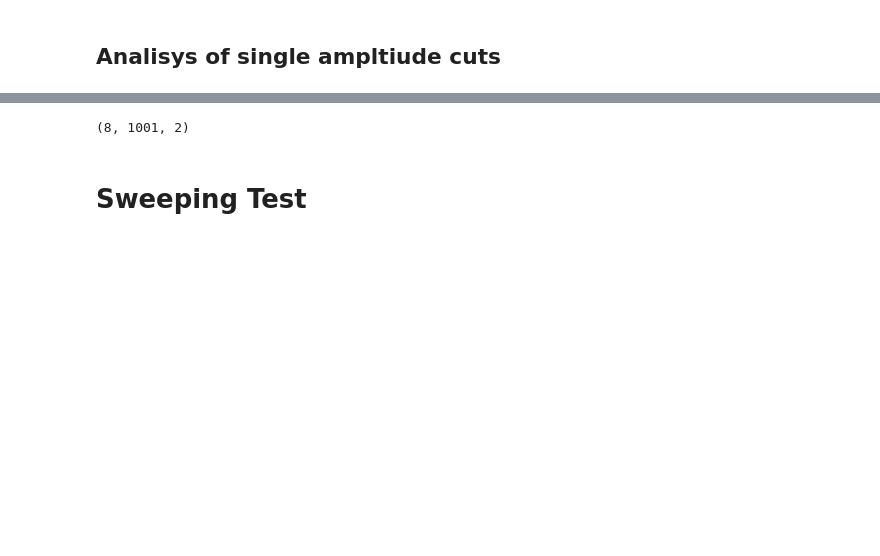
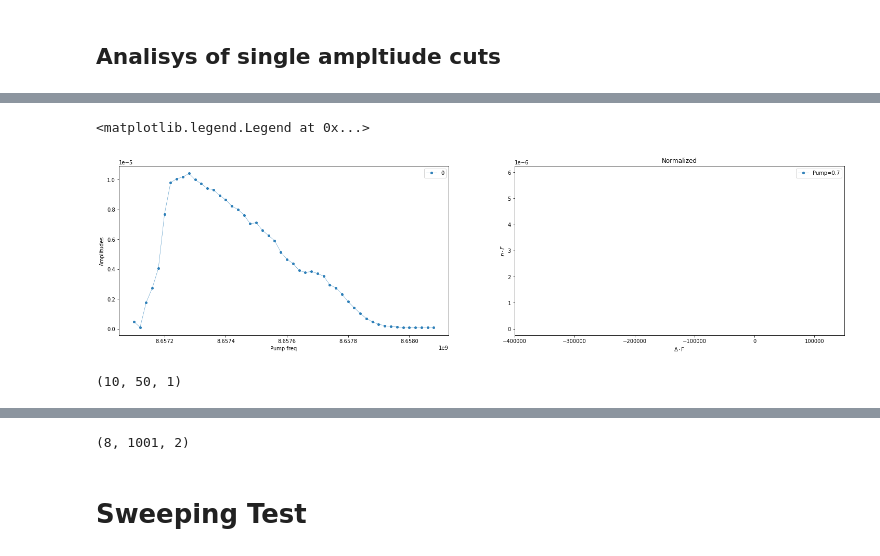
Before and after one commit to BeaulieuGuillaume/DPT_SQUID, a Jupyter notebook: Spectrum_map_Analyzer/Spectrum_map.ipynb, the cells around one changed output, grey strips where cells are left out. Saved outputs shown, nothing was run; the diff lists cells and outputs as text; code cells hidden in the pictures; blank space fills up the shorter version.

```diff
--- a/Spectrum_map_Analyzer/Spectrum_map.ipynb
+++ b/Spectrum_map_Analyzer/Spectrum_map.ipynb
@@ -924,3 +944,38 @@ ax.legend()
+# %%
+integrate=an.average_trace_numpy_after(Data,amplitudes,Pump_freq,Analyzer_freq)
+# %%
+fig, axs = plt.subplots( ncols=2, figsize=(25,6))
+ax=axs[0]
+
+for i in range(len(amplitudes)):
+
+    ax.plot(Pump_freq,np.mean(integrate[:,:,i],axis=0),'.-', alpha=.9, lw=.5, ms=8,label=i)
+    ax.set_xlabel("Pump freq")
+    ax.set_ylabel("Amplitudes")
+ax.legend()
+
+
+ax=axs[1]
+Gi=0.4
+center_freq=4.34975e9*2
+
+
+for i in range(len(amplitudes)):
+    Gx=amplitudes[i]
+    ax.plot((Pump_freq-center_freq)*Gi/Gx,np.mean(integrate[:,:,i],axis=0)*Gi/Gx, '.-',  label=f'Pump={amplitudes[i]:.1f}', alpha=.9, lw=.5, ms=8)
+
+ax.set_title("Normalized")
+ax.set_xlabel('$\Delta\cdot$F')
+ax.set_ylabel('$n\cdot F$')
+ax.set_xlim((-4e5,1.5e5))
+ax.legend()
+# %% [output]
+<matplotlib.legend.Legend at 0x...>
+[figure, added]
+# %%
+integrate.shape
+# %% [output]
+(10, 50, 1)
 # %%
 # plot the averaged 2d map of a given amplitudes
 ampli=amplitudes[0]
```
Also changed, not shown: parts of 17 cells of this notebook, 10 other files.
